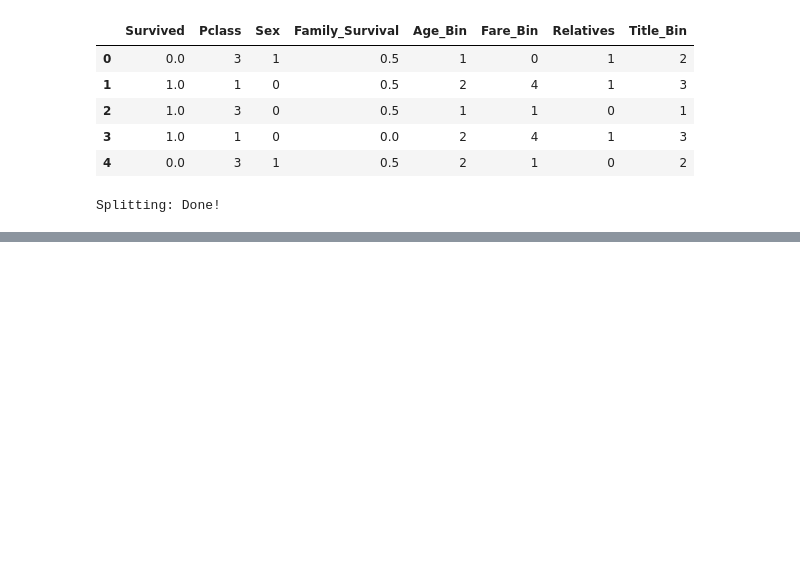
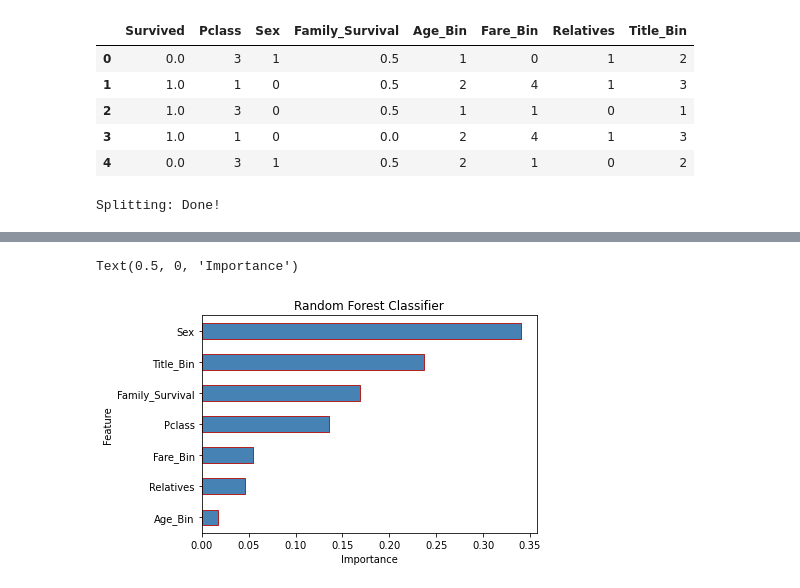
Before and after one commit to SangwooPark-Sean/Dolearn-TitanicML, a Jupyter notebook: learing.ipynb, the cells around one changed output, grey strips where cells are left out. Saved outputs shown, nothing was run; the diff lists cells and outputs as text; code cells hidden in the pictures; blank space fills up the shorter version.

```diff
--- a/learing.ipynb
+++ b/learing.ipynb
@@ -427,0 +499,6 @@ NameError: name 'StandardScaler' is not defined
+# %%
+base_voting_hard.fit(X_train_scaled, y_train)
+base_voting_soft.fit(X_train_scaled, y_train)
+
+y_pred_base_hard = base_voting_hard.predict(X_test_scaled)
+y_pred_base_soft = base_voting_hard.predict(X_test_scaled)
@@ -427,0 +602,14 @@ NameError: name 'StandardScaler' is not defined
+# %%
+### RandomForest
+rf = RandomForestClassifier(random_state = 42)
+param_grid = {'n_estimators': [50, 150, 300, 450],
+              'criterion': ['entropy'],
+              'bootstrap': [True],
+              'max_depth': [3, 5, 10],
+              'max_features': ['auto','sqrt'],
+              'min_samples_leaf': [2, 3],
+              'min_samples_split': [2, 3]}
+
+clf_rf = GridSearchCV(rf, param_grid = param_grid, cv = 5, verbose = True, n_jobs = -1)
+best_clf_rf = clf_rf.fit(X_train_scaled, y_train)
+clf_performance(best_clf_rf, 'Random Forest')
@@ -427,0 +627,14 @@ NameError: name 'StandardScaler' is not defined
+# %%
+best_rf = best_clf_rf.best_estimator_
+
+importances = pd.DataFrame({'Feature': X_train.columns,
+                            'Importance': np.round(best_rf.feature_importances_, 3)})
+
+importances = importances.sort_values('Importance', ascending = True).set_index('Feature')
+
+importances.plot.barh(color = 'steelblue', edgecolor = 'firebrick', legend=False)
+plt.title('Random Forest Classifier')
+plt.xlabel('Importance')
+# %% [output]
+Text(0.5, 0, 'Importance')
+[figure, added]
```
Also changed, not shown: parts of 16 cells of this notebook.
